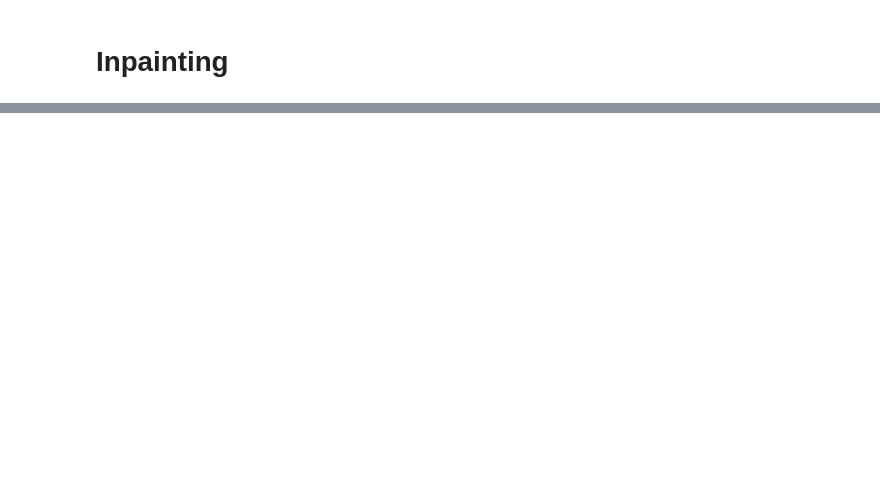
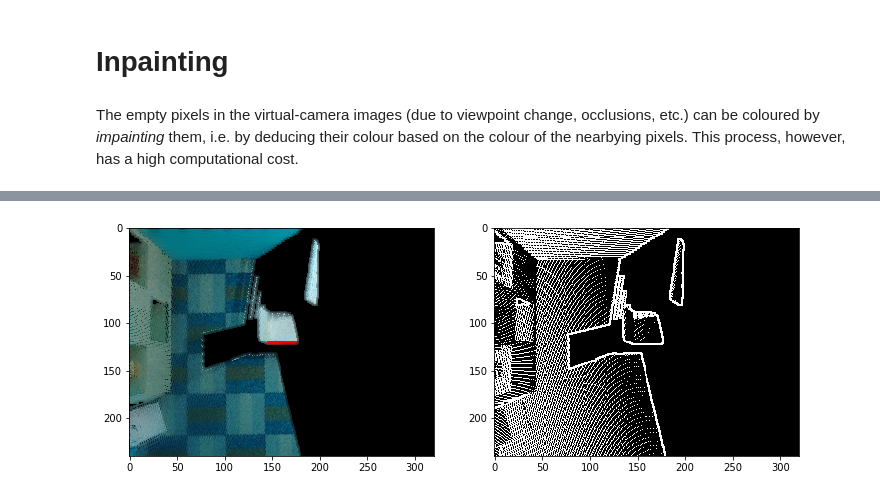
Before and after one commit to ethz-asl/lcd, a Jupyter notebook: python/examples/00-Go_through_our_data.ipynb, the cells around one changed output, grey strips where cells are left out. Drawn from its saved outputs; the diff is of its cells as text; code cells hidden in the pictures; blank space fills up the shorter version.

```diff
--- a/python/examples/00-Go_through_our_data.ipynb
+++ b/python/examples/00-Go_through_our_data.ipynb
@@ -146,24 +237,27 @@ ax[1].imshow(cv2.cvtColor(rgb_image_from_line_view,cv2.COLOR_BGR2RGB))
 # %% [markdown]
 # Inpainting
+# %% [markdown]
+The empty pixels in the virtual-camera images (due to viewpoint change, occlusions, etc.) can be coloured by _impainting_ them, i.e. by deducing their colour based on the colour of the nearbying pixels. This process, however, has a high computational cost.
 # %%
 %%time
+# Inpaint the virtual camera image.
 plt.rcParams['figure.figsize'] = (12, 12)
 reds = rgb_image_from_line_view[:, :, 2]
 greens = rgb_image_from_line_view[:, :, 1]
 blues = rgb_image_from_line_view[:, :, 0]
 
 mask = ((greens != 0) | (reds != 0) | (blues != 0)) * 1
-
 mask = np.array(mask, dtype=np.uint8)
 
-kernel = np.ones((5,5),np.uint8)
-dilated_mask = cv2.dilate(mask, kernel, iterations = 1) - mask
+kernel = np.ones((5, 5), np.uint8)
+dilated_mask = cv2.dilate(mask, kernel, iterations=1) - mask
 
-dst_rgb = cv2.inpaint(rgb_image_from_line_view, dilated_mask, 10, cv2.INPAINT_TELEA)
-dst_depth = cv2.inpaint(depth_image_from_line_view, dilated_mask, 10, cv2.INPAINT_TELEA)
+rgb_image_from_line_view = cv2.inpaint(rgb_image_from_line_view, dilated_mask, 10, cv2.INPAINT_TELEA)
+depth_image_from_line_view = cv2.inpaint(depth_image_from_line_view, dilated_mask, 10, cv2.INPAINT_TELEA)
 
 permutation = np.argsort([2,1,0])
 fig, ax = plt.subplots(1,2)
 
-ax[0].imshow(dst_rgb[:,:,permutation])
+ax[0].imshow(rgb_image_from_line_view[:,:,permutation])
 ax[1].imshow(dilated_mask, cmap='gray')
+# %% [output]
@@ -169,0 +266 @@ ax[1].imshow(dilated_mask, cmap='gray')
+[figure, added]
```
Also changed, not shown: parts of 17 cells of this notebook.
